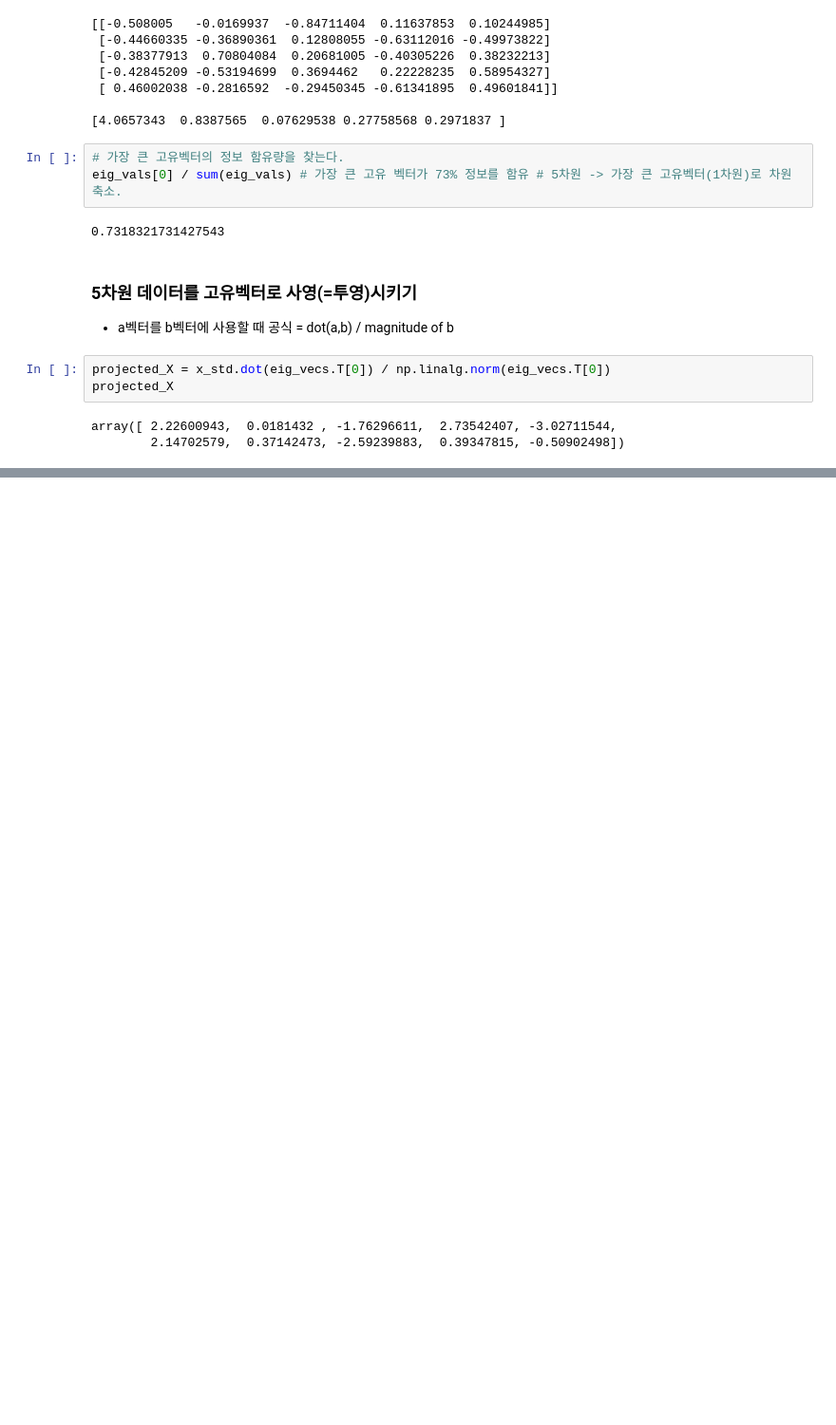
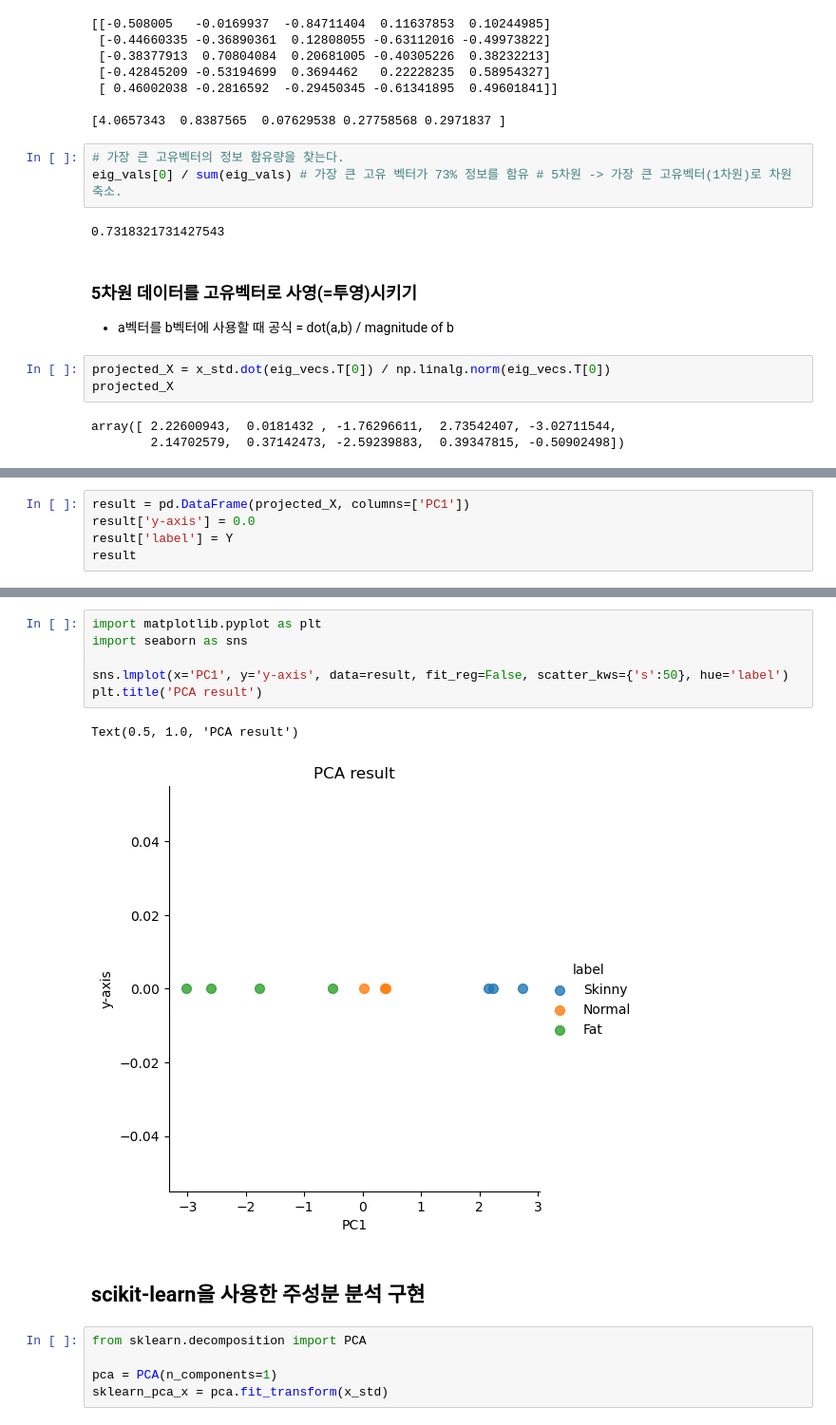
Before and after one commit to u8yes/AI, a Jupyter notebook: src/chap02/08_PrincipalComponentAnalysis(PCA).ipynb, the cells around one changed output, grey strips where cells are left out. Shown at 95% size. Cells and saved outputs as stored; diff of their text form; blank space fills up the shorter version.

```diff
--- a/src/chap02/08_PrincipalComponentAnalysis(PCA).ipynb
+++ b/src/chap02/08_PrincipalComponentAnalysis(PCA).ipynb
@@ -135,0 +141,5 @@ array([ 2.22600943,  0.0181432 , -1.76296611,  2.73542407, -3.02711544,
+# %%
+result = pd.DataFrame(projected_X, columns=['PC1'])
+result['y-axis'] = 0.0
+result['label'] = Y
+result
@@ -135,0 +158,16 @@ array([ 2.22600943,  0.0181432 , -1.76296611,  2.73542407, -3.02711544,
+# %%
+import matplotlib.pyplot as plt
+import seaborn as sns
+
+sns.lmplot(x='PC1', y='y-axis', data=result, fit_reg=False, scatter_kws={'s':50}, hue='label')
+plt.title('PCA result')
+# %% [output]
+Text(0.5, 1.0, 'PCA result')
+[figure, added]
+# %% [markdown]
+## scikit-learn을 사용한 주성분 분석 구현
+# %%
+from sklearn.decomposition import PCA
+
+pca = PCA(n_components=1)
+sklearn_pca_x = pca.fit_transform(x_std)
```
Also changed, not shown: parts of 4 cells of this notebook, 1 other file.
